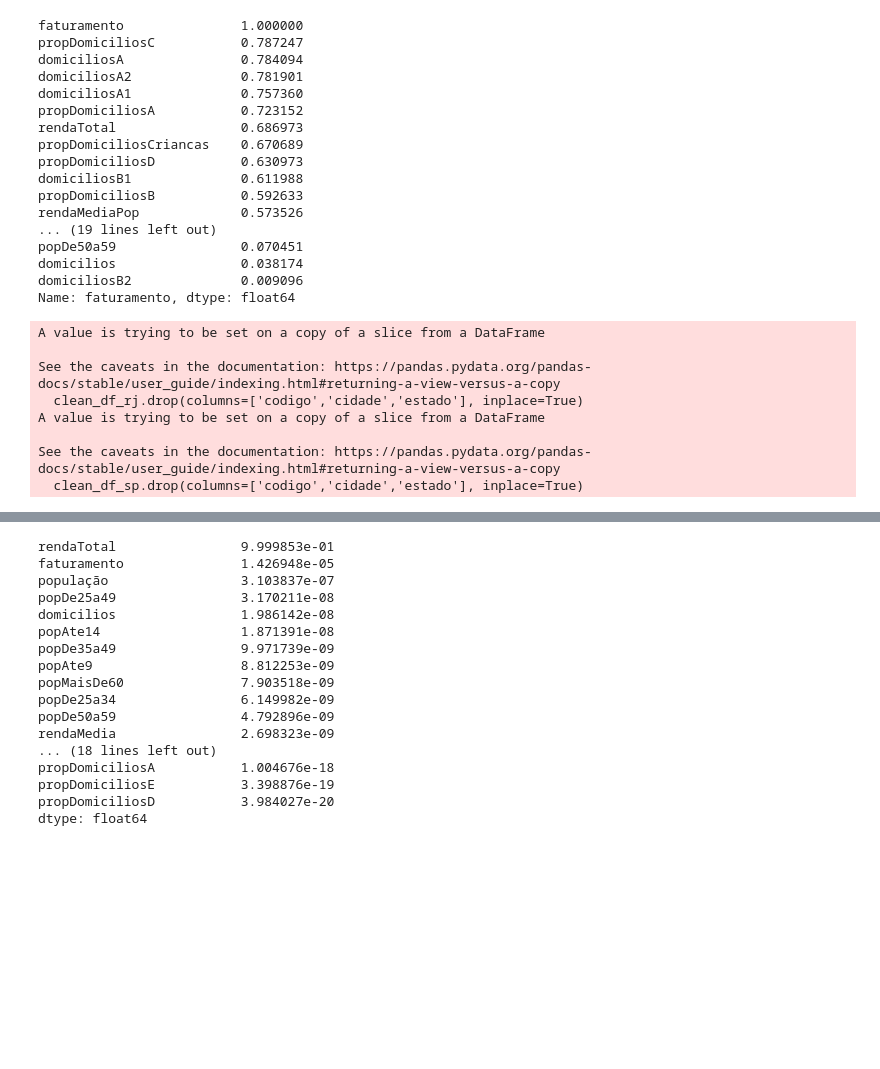
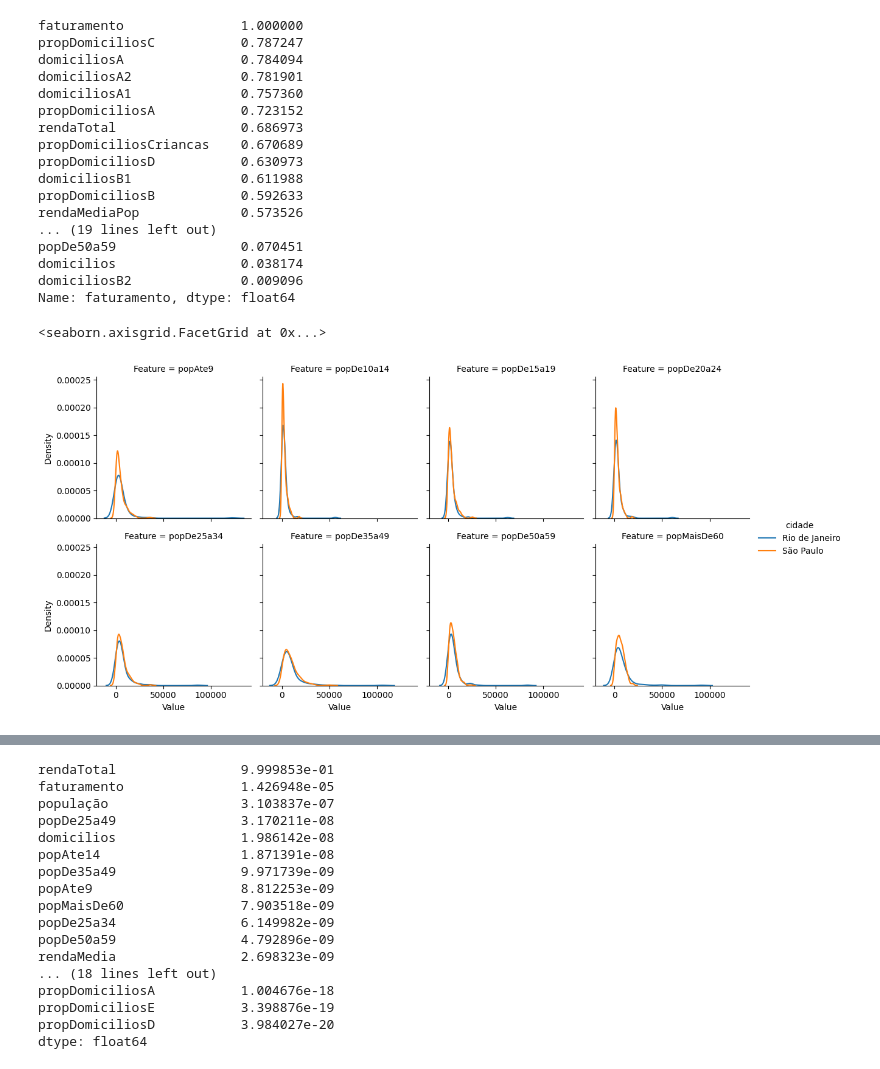
Before and after one commit to galvsoliveira/ds_geoprofit_analysis, a Jupyter notebook: Notebooks/1__exploratory_data_analysis.ipynb, the cells around one changed output, grey strips where cells are left out. Drawn from its saved outputs; the diff is of its cells as text; code cells hidden in the pictures; blank space fills up the shorter version.

```diff
--- a/Notebooks/1__exploratory_data_analysis.ipynb
+++ b/Notebooks/1__exploratory_data_analysis.ipynb
@@ -208,15 +208,6 @@ domiciliosB2              0.009096
 Name: faturamento, dtype: float64
 # %%
 # drop column codigo
-clean_df_rj.drop(columns=['codigo','cidade','estado'], inplace=True)
-clean_df_sp.drop(columns=['codigo','cidade','estado'], inplace=True)
+clean_df_rj = clean_df_rj.drop(columns=['codigo','cidade','estado'])
+clean_df_sp = clean_df_sp.drop(columns=['codigo','cidade','estado'])
-# %% [output]
-A value is trying to be set on a copy of a slice from a DataFrame
-
-See the caveats in the documentation: https://pandas.pydata.org/pandas-docs/stable/user_guide/indexing.html#returning-a-view-versus-a-copy
-  clean_df_rj.drop(columns=['codigo','cidade','estado'], inplace=True)
-A value is trying to be set on a copy of a slice from a DataFrame
-
-See the caveats in the documentation: https://pandas.pydata.org/pandas-docs/stable/user_guide/indexing.html#returning-a-view-versus-a-copy
-  clean_df_sp.drop(columns=['codigo','cidade','estado'], inplace=True)
 # %%
@@ -228,2 +220,18 @@ See the caveats in the documentation: https://pandas.pydata.org/pandas-docs/stab
 # #p.map_lower(sns.kdeplot, levels=4, color=".2", cmap='Paired')
 # p
+# %%
+# Melt the DataFrame to create a "long" format
+features = ['popAte9','popDe10a14','popDe15a19','popDe20a24','popDe25a34','popDe35a49','popDe50a59','popMaisDe60']
+melted_df = clean_df[features+['cidade']].melt(id_vars=['cidade'], var_name='Feature', value_name='Value')
+
+# Create a FacetGrid object
+g = sns.FacetGrid(melted_df, col='Feature', hue='cidade', col_wrap=4)
+
+# Map the histplot function to the FacetGrid
+g.map(sns.kdeplot, 'Value')
+
+# Add a legend to the FacetGrid
+g.add_legend()
+# %% [output]
+<seaborn.axisgrid.FacetGrid at 0x...>
+[figure, added]
```
Also changed, not shown: parts of 5 cells of this notebook.
